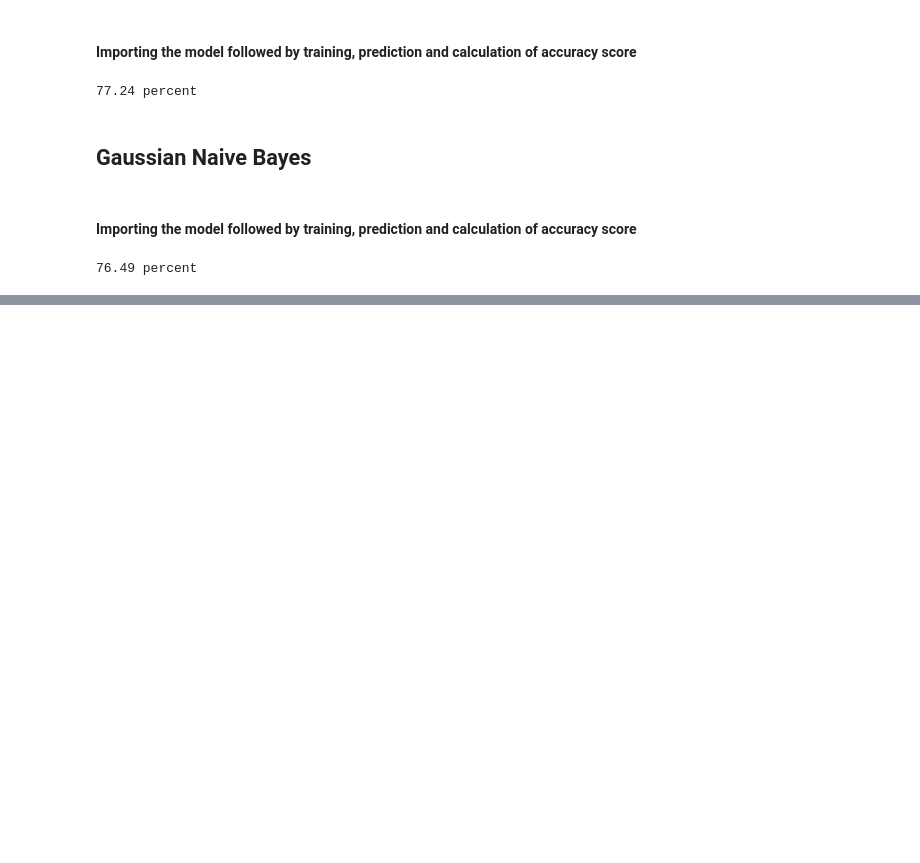
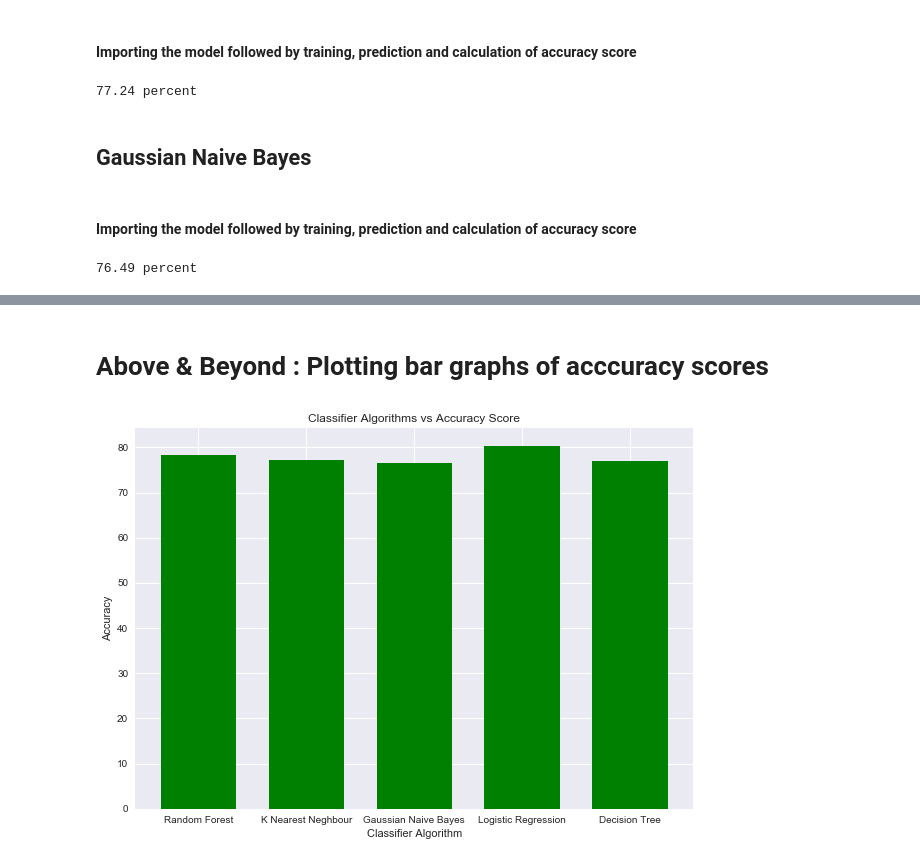
Before and after one commit to SV17/ML_Project1, a Jupyter notebook: titanic_case_study.ipynb, the cells around one changed output, grey strips where cells are left out. Drawn from its saved outputs; the diff is of its cells as text; code cells hidden in the pictures; blank space fills up the shorter version.

Commit message:
Titanic data analysis project completed

```diff
--- a/titanic_case_study.ipynb
+++ b/titanic_case_study.ipynb
@@ -90,0 +105,8 @@ print (str(acc_gnb) + ' percent')
+# %%
+from sklearn.ensemble import RandomForestClassifier
+from sklearn.metrics import accuracy_score
+clf = RandomForestClassifier(n_estimators=500)
+clf.fit(X_train, Y_train.ravel())
+Y_pred_random_forest = clf.predict(X_test)
+acc_random_forest = round(accuracy_score(Y_pred_random_forest, Y_test) * 100, 2)
+print (str(acc_random_forest) + ' percent')
@@ -90,0 +151,38 @@ print (str(acc_gnb) + ' percent')
+# %% [markdown]
+# Above & Beyond : Plotting bar graphs of acccuracy scores
+# %%
+#dictionary to plot bar graph
+classifiers = {'Logistic Regression':acc_log_reg,
+              'K Nearest Neghbour':acc_knn,
+              'Gaussian Naive Bayes':acc_gnb,
+              'Decision Tree':acc_decision_tree,
+              'Random Forest':acc_random_forest}
+# %%
+# ************************** DATA VISUALIZATION *********************************************************************************
+#used for plotting graphs
+import matplotlib.pyplot as plt
+#used to display graphs in ipython notebook only
+%matplotlib inline
+#ease the task of coding with matplotlib
+import seaborn as sns
+#initialization of seaborn's object
+sns.set()
+# %%
+# ********************** PLOT USING MATPLOTLIB **********************************************************************************
+#plot bar graph for differnt classification algorithms and their accuracy score
+#set the layout of graph frame
+plt.figure(figsize=(10, 7))
+#set layout of bars
+plt.bar(range(len(classifiers)), classifiers.values(),align='center', width=0.7, color = 'g')
+#set labels at x axis
+plt.xticks(range(len(classifiers)), classifiers.keys())
+#gives name to x axis
+plt.xlabel('Classifier Algorithm')
+#gives name to y axis
+plt.ylabel('Accuracy')
+#gives title to the graph
+plt.title('Classifier Algorithms vs Accuracy Score')
+#prints the graph
+plt.show()
+# %% [output]
+[figure, added]
```
Also changed, not shown: parts of 9 cells of this notebook, 1 other file.
